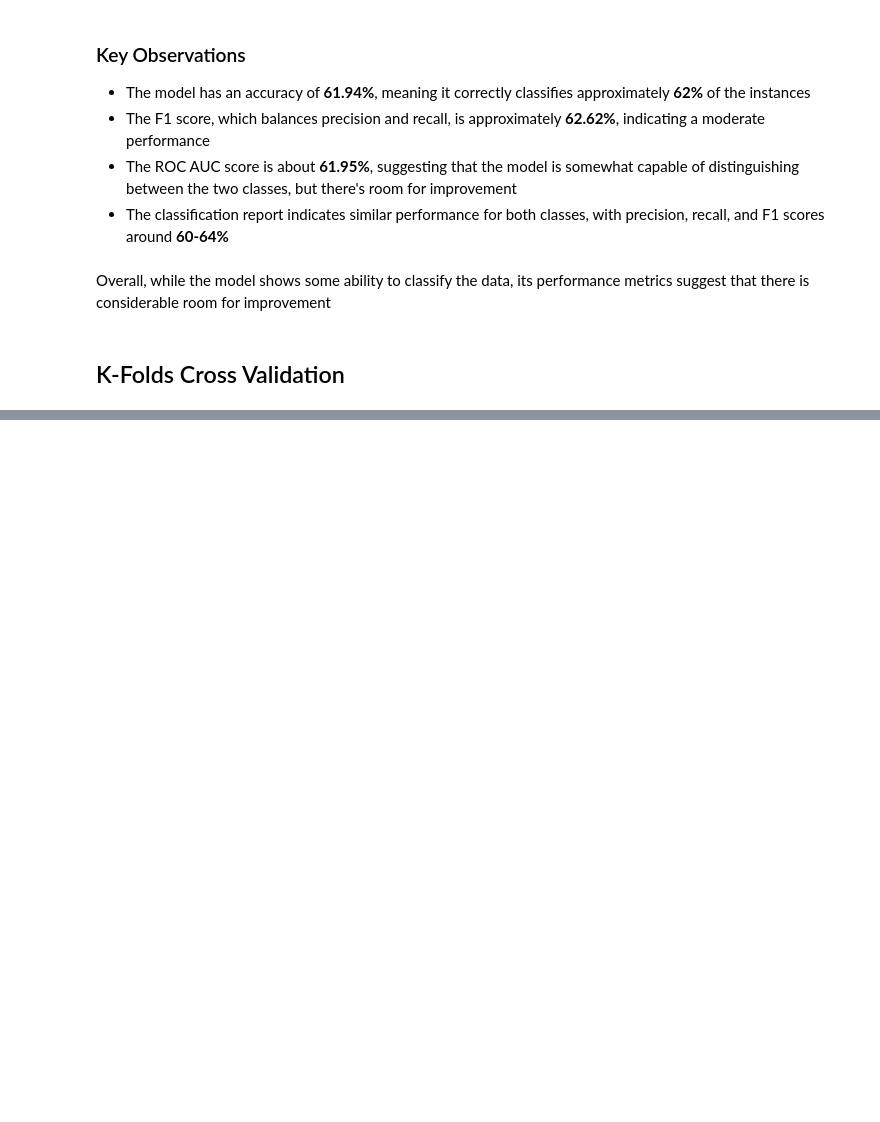
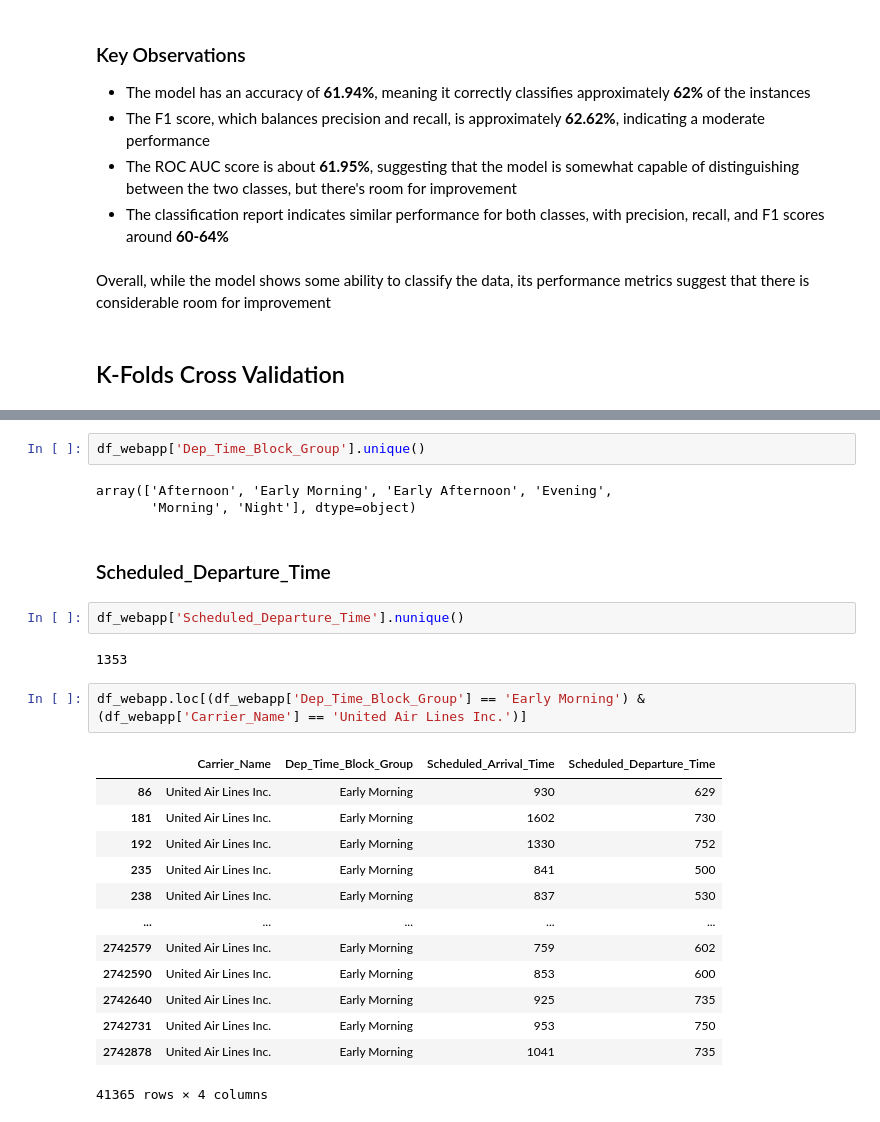
Before and after one commit to B-Treftz/Flight_Status_Predictor, a Jupyter notebook: 5_Model_Deployment/Model_Deploy_Olivia.ipynb, the cells around one changed output, grey strips where cells are left out. Drawn from its saved outputs; the diff is of its cells as text; blank space fills up the shorter version.

```diff
--- a/5_Model_Deployment/Model_Deploy_Olivia.ipynb
+++ b/5_Model_Deployment/Model_Deploy_Olivia.ipynb
@@ -416,0 +662,27 @@ Overall, while the model shows some ability to classify the data, its performanc
+# %%
+df_webapp['Dep_Time_Block_Group'].unique()
+# %% [output]
+array(['Afternoon', 'Early Morning', 'Early Afternoon', 'Evening',
+       'Morning', 'Night'], dtype=object)
+# %% [markdown]
+### Scheduled_Departure_Time
+# %%
+df_webapp['Scheduled_Departure_Time'].nunique()
+# %% [output]
+1353
+# %%
+df_webapp.loc[(df_webapp['Dep_Time_Block_Group'] == 'Early Morning') & (df_webapp['Carrier_Name'] == 'United Air Lines Inc.')]
+# %% [output]
+|  | Carrier_Name | Dep_Time_Block_Group | Scheduled_Arrival_Time | Scheduled_Departure_Time |
+| 86 | United Air Lines Inc. | Early Morning | 930 | 629 |
+| 181 | United Air Lines Inc. | Early Morning | 1602 | 730 |
+| 192 | United Air Lines Inc. | Early Morning | 1330 | 752 |
+| 235 | United Air Lines Inc. | Early Morning | 841 | 500 |
+| 238 | United Air Lines Inc. | Early Morning | 837 | 530 |
+| ... | ... | ... | ... | ... |
+| 2742579 | United Air Lines Inc. | Early Morning | 759 | 602 |
+| 2742590 | United Air Lines Inc. | Early Morning | 853 | 600 |
+| 2742640 | United Air Lines Inc. | Early Morning | 925 | 735 |
+| 2742731 | United Air Lines Inc. | Early Morning | 953 | 750 |
+| 2742878 | United Air Lines Inc. | Early Morning | 1041 | 735 |
+41365 rows × 4 columns
```
Also changed, not shown: parts of 30 cells of this notebook, 3 other files.
